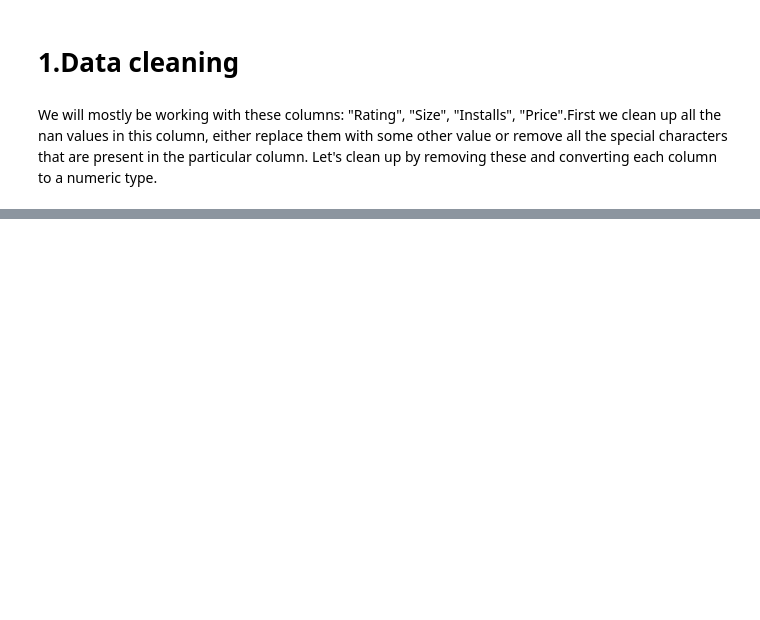
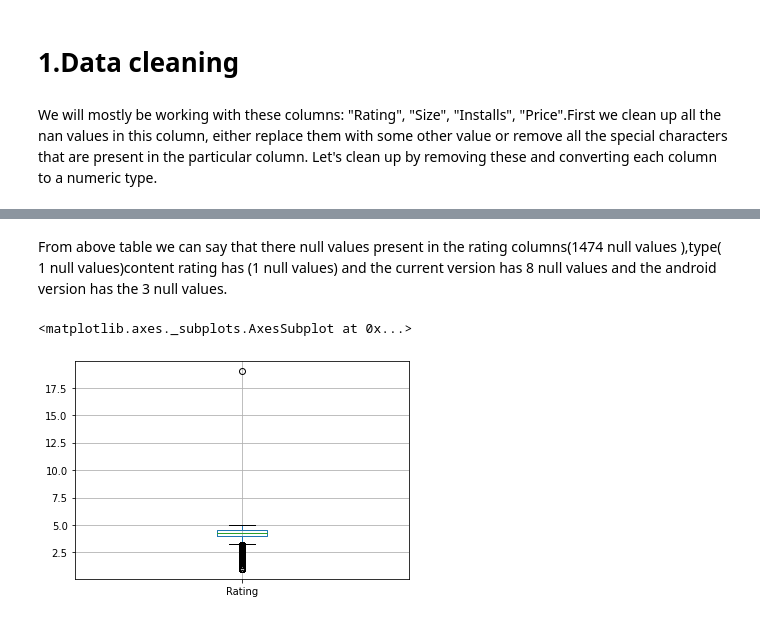
Before and after one commit to avigangarde/Google-Playstore-Analysis-, a Jupyter notebook: Avinash_of_Play_Store_App_Review_Analysis_Capstone_Project.ipynb, the cells around one changed output, grey strips where cells are left out. Cells and saved outputs as stored; diff of their text form; code cells hidden in the pictures; blank space fills up the shorter version.

```diff
--- a/Avinash_of_Play_Store_App_Review_Analysis_Capstone_Project.ipynb
+++ b/Avinash_of_Play_Store_App_Review_Analysis_Capstone_Project.ipynb
@@ -136,7 +121,3 @@ Name: Installs, Length: 10841, dtype: object
-# %%
-df1['Installs'] = df1['Installs'].replace(',', '')
-# %%
-df1['Installs'] = df1['Installs'].replace(',', '')
 # %% [markdown]
 # **1.Data cleaning**
 # %% [markdown]
@@ -143,0 +143,8 @@ We will mostly be working with these columns: "Rating", "Size", "Installs", "Pri
+# %% [markdown]
+From above table we can say that there null values present in the rating columns(1474 null values ),type( 1 null values)content rating has (1 null values) and the current version has 8 null values and the android version has the 3 null values.
+# %%
+# lets take rating columns and find the if there are any outerlier present in it
+df1.boxplot()
+# %% [output]
+<matplotlib.axes._subplots.AxesSubplot at 0x...>
+[figure, added]
```
Also changed, not shown: parts of 11 cells of this notebook.
